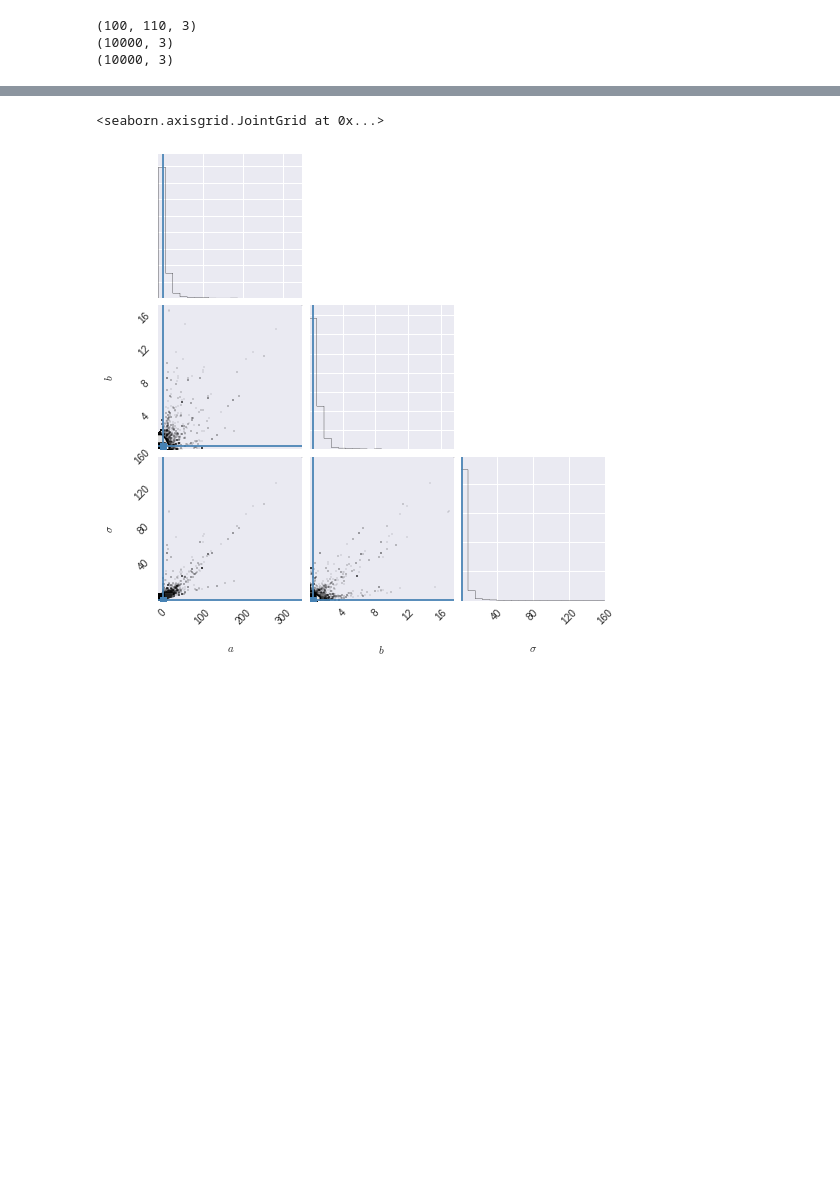
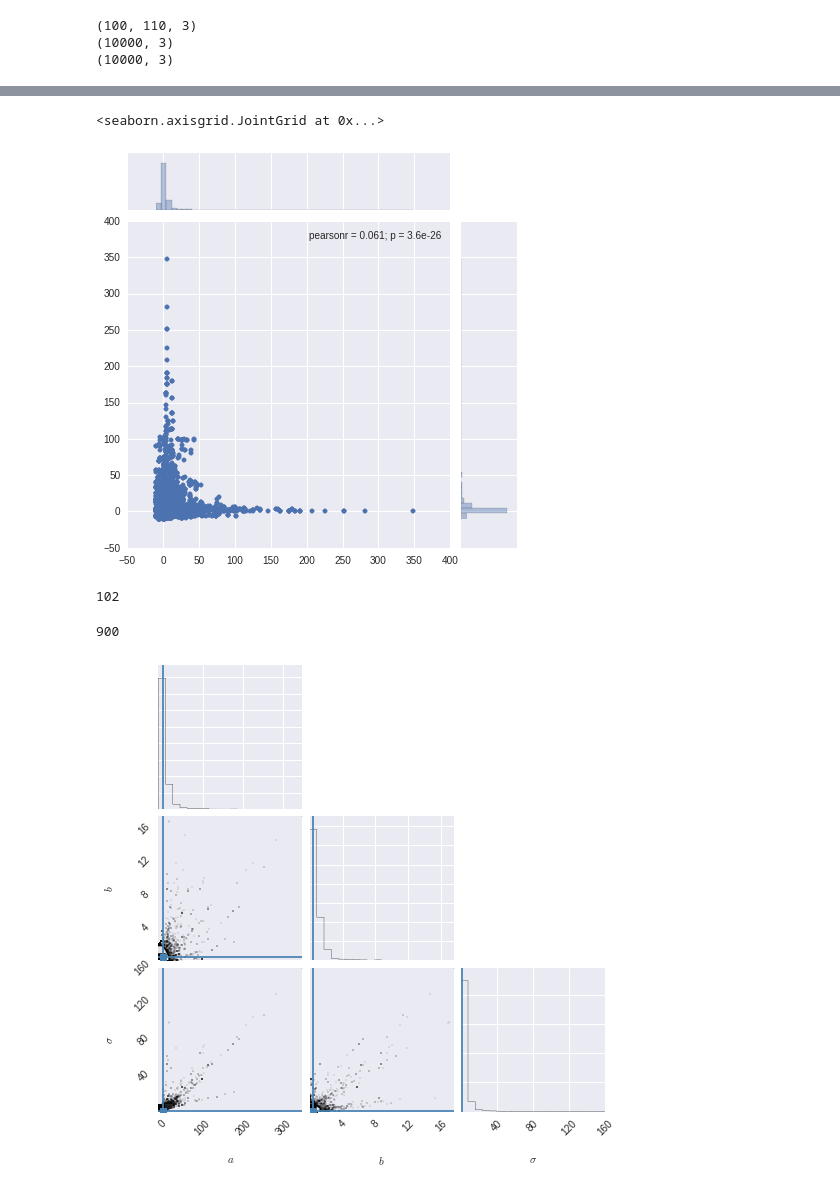
Before and after one commit to Ravirajadrangi/ClusterMassInference, a Jupyter notebook: Inference On Mock.ipynb, the cells around one changed output, grey strips where cells are left out. Cells and saved outputs as stored; diff of their text form; code cells hidden in the pictures; blank space fills up the shorter version.

```diff
--- a/Inference On Mock.ipynb
+++ b/Inference On Mock.ipynb
@@ -200,7 +200,24 @@ plt.plot(xx,xx, color = 'k')
 # %%
-sns.jointplot(chain1, chain2, kind = 'hex')
+sns.jointplot(chain1, chain2, kind = 'scatter')
 # %% [output]
 <seaborn.axisgrid.JointGrid at 0x...>
+[figure, added]
+# %%
+missing = 0
+for elem in chain1[:,0]:
+    if elem not in chain2[:,0]:
+        missing+=1
+print missing
+# %% [output]
+102
+# %%
+missing = 0
+for elem in chain2[:,0]:
+    if elem not in chain1[:,0]:
+        missing+=1
+print missing
+# %% [output]
+900
 # %%
 from corner import corner
 titles = ['$a$', '$b$', '$\sigma$']
```
Also changed, not shown: parts of 1 cell of this notebook, 1 other file.
